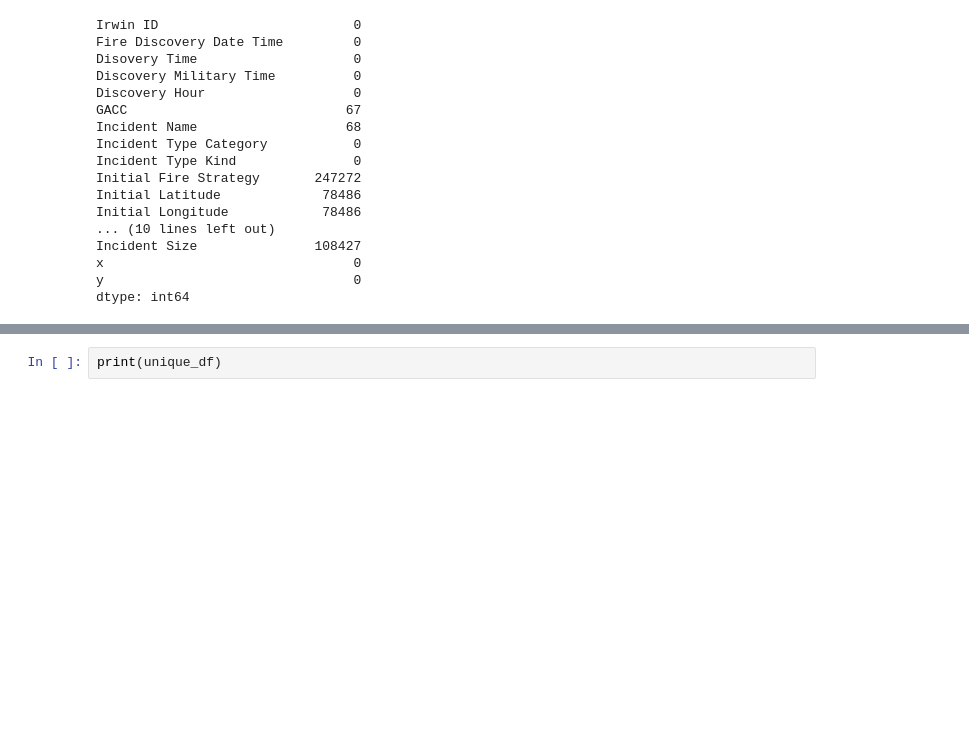
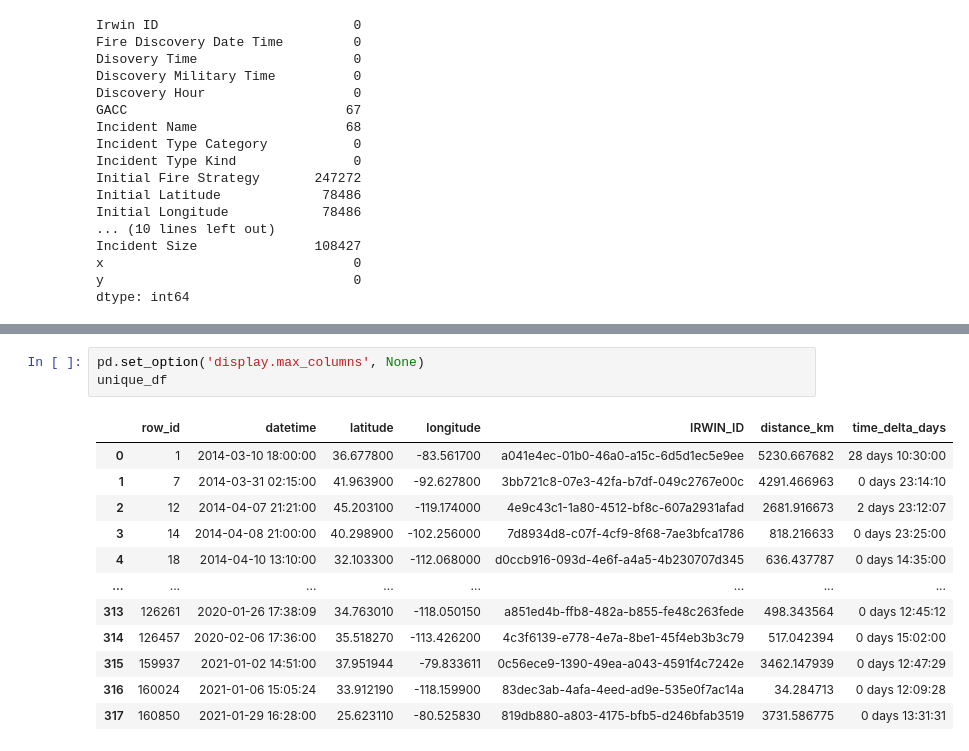
Before and after one commit to ShauryaMathur/inferno-tactix, a Jupyter notebook: coordinate_picker.ipynb, the cells around one changed output, grey strips where cells are left out. Drawn from its saved outputs; the diff is of its cells as text; blank space fills up the shorter version.

```diff
--- a/coordinate_picker.ipynb
+++ b/coordinate_picker.ipynb
@@ -127,3 +161,16 @@ print(unique_df)
 # %%
-print(unique_df)
+pd.set_option('display.max_columns', None)
+unique_df
 # %% [output]
+|  | row_id | datetime | latitude | longitude | IRWIN_ID | distance_km | time_delta_days |
+| 0 | 1 | 2014-03-10 18:00:00 | 36.677800 | -83.561700 | a041e4ec-01b0-46a0-a15c-6d5d1ec5e9ee | 5230.667682 | 28 days 10:30:00 |
+| 1 | 7 | 2014-03-31 02:15:00 | 41.963900 | -92.627800 | 3bb721c8-07e3-42fa-b7df-049c2767e00c | 4291.466963 | 0 days 23:14:10 |
+| 2 | 12 | 2014-04-07 21:21:00 | 45.203100 | -119.174000 | 4e9c43c1-1a80-4512-bf8c-607a2931afad | 2681.916673 | 2 days 23:12:07 |
+| 3 | 14 | 2014-04-08 21:00:00 | 40.298900 | -102.256000 | 7d8934d8-c07f-4cf9-8f68-7ae3bfca1786 | 818.216633 | 0 days 23:25:00 |
+| 4 | 18 | 2014-04-10 13:10:00 | 32.103300 | -112.068000 | d0ccb916-093d-4e6f-a4a5-4b230707d345 | 636.437787 | 0 days 14:35:00 |
+| ... | ... | ... | ... | ... | ... | ... | ... |
+| 313 | 126261 | 2020-01-26 17:38:09 | 34.763010 | -118.050150 | a851ed4b-ffb8-482a-b855-fe48c263fede | 498.343564 | 0 days 12:45:12 |
+| 314 | 126457 | 2020-02-06 17:36:00 | 35.518270 | -113.426200 | 4c3f6139-e778-4e7a-8be1-45f4eb3b3c79 | 517.042394 | 0 days 15:02:00 |
+| 315 | 159937 | 2021-01-02 14:51:00 | 37.951944 | -79.833611 | 0c56ece9-1390-49ea-a043-4591f4c7242e | 3462.147939 | 0 days 12:47:29 |
+| 316 | 160024 | 2021-01-06 15:05:24 | 33.912190 | -118.159900 | 83dec3ab-4afa-4eed-ad9e-535e0f7ac14a | 34.284713 | 0 days 12:09:28 |
+| 317 | 160850 | 2021-01-29 16:28:00 | 25.623110 | -80.525830 | 819db880-a803-4175-bfb5-d246bfab3519 | 3731.586775 | 0 days 13:31:31 |
```
Also changed, not shown: parts of 35 cells of this notebook, 25 other files.
